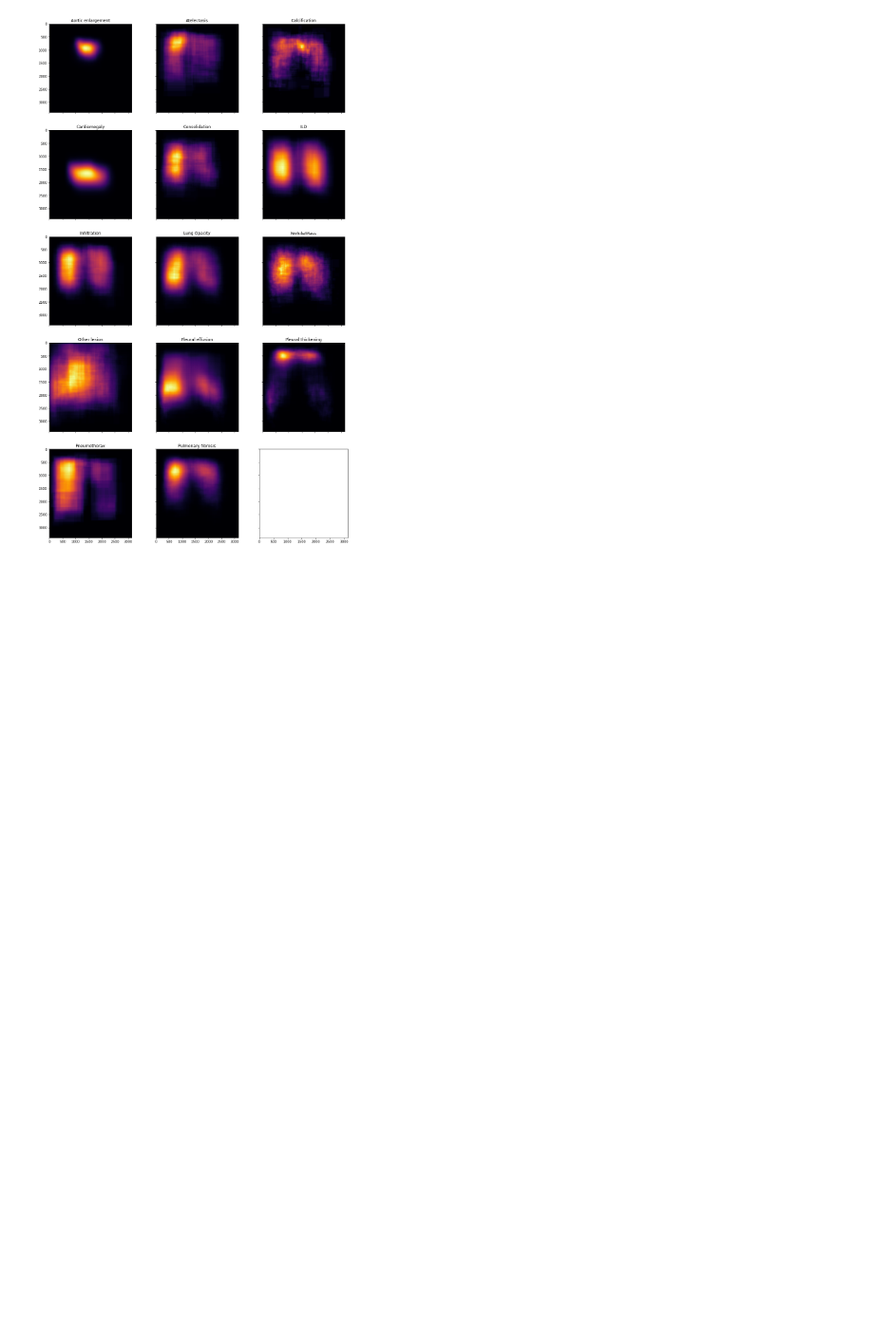
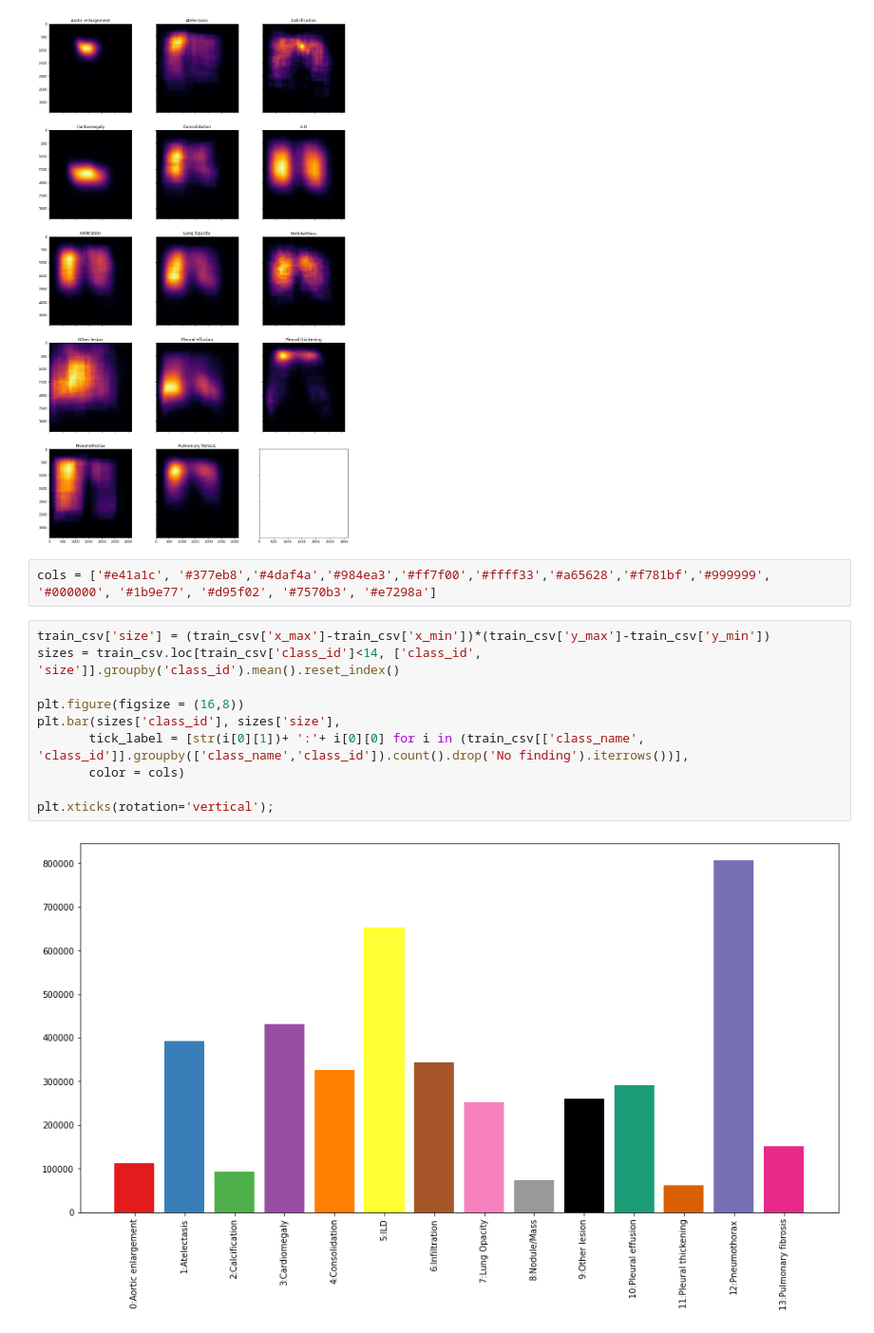
Before and after one commit to akansh12/DeepXrays, a Jupyter notebook: Notebooks/elementary-data-analysis.ipynb, the cells around one changed output. Shown at 95% size. Drawn from its saved outputs; the diff is of its cells as text; blank space fills up the shorter version.

```diff
--- a/Notebooks/elementary-data-analysis.ipynb
+++ b/Notebooks/elementary-data-analysis.ipynb
@@ -347,3 +347,17 @@ for i, (index,row) in enumerate((train_csv[['class_name', 'class_id']].groupby([
     axs[b//3, b-(3*(b//3))].set_title(a)
 # %% [output]
 [figure]
+# %%
+cols = ['#e41a1c', '#377eb8','#4daf4a','#984ea3','#ff7f00','#ffff33','#a65628','#f781bf','#999999', '#000000', '#1b9e77', '#d95f02', '#7570b3', '#e7298a']
+# %%
+train_csv['size'] = (train_csv['x_max']-train_csv['x_min'])*(train_csv['y_max']-train_csv['y_min'])
+sizes = train_csv.loc[train_csv['class_id']<14, ['class_id', 'size']].groupby('class_id').mean().reset_index()
+
+plt.figure(figsize = (16,8))
+plt.bar(sizes['class_id'], sizes['size'],
+       tick_label = [str(i[0][1])+ ':'+ i[0][0] for i in (train_csv[['class_name', 'class_id']].groupby(['class_name','class_id']).count().drop('No finding').iterrows())],
+       color = cols)
+
+plt.xticks(rotation='vertical');
+# %% [output]
+[figure, added]
```
Also changed, not shown: parts of 13 cells of this notebook, 2 other files.
